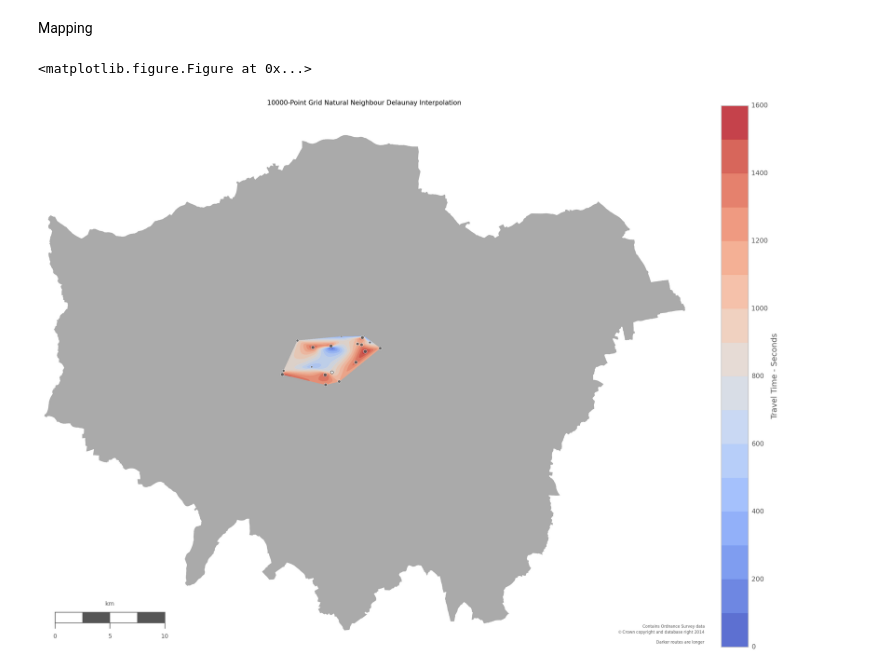
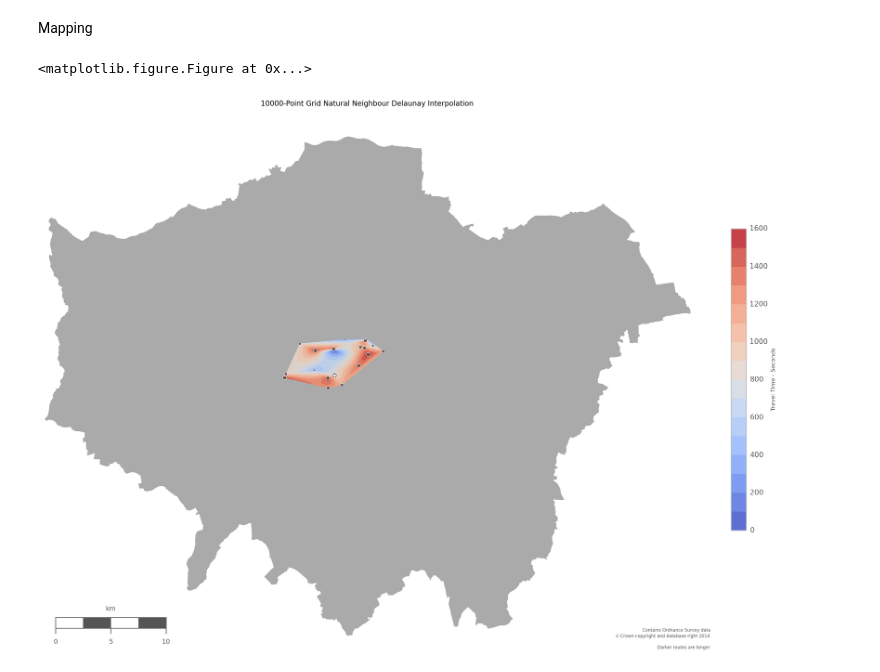
Before and after one commit to urschrei/Geopython, a Jupyter notebook: isochrone.ipynb, the cells around one changed output. Drawn from its saved outputs; the diff is of its cells as text; code cells hidden in the pictures.

```diff
--- a/isochrone.ipynb
+++ b/isochrone.ipynb
@@ -308,33 +308,33 @@ m.scatter(
     color='w', zorder=5)
 
 # add colour bar, title, and scale
-cbar = plt.colorbar(conf, fraction=.057, pad=0.05)
-cbar.set_label("Travel Time - Seconds")
+cbar = plt.colorbar(conf, shrink=.5)
+cbar.set_label("Travel Time - Seconds", size=8)
 
 # We need to reproduce the OS Data copyright licence
 smallprint = ax.text(
     1.03, 0,
     'Contains Ordnance Survey data\n$\copyright$ Crown copyright and database right 2014\n\nDarker routes are longer',
     ha='right', va='bottom',
     size=6,
     color='#555555',
     transform=ax.transAxes,
 )
 
 plt.title(
     "%s-Point Grid Natural Neighbour Delaunay Interpolation" % numcols, fontsize=10)
 m.drawmapscale(
     coords[0] + 0.08, coords[1] + 0.015,
     coords[0], coords[1],
     10.,
     barstyle='fancy', labelstyle='simple',
     fillcolor1='w', fillcolor2='#555555',
     fontcolor='#555555',
     zorder=5)
 
 plt.tight_layout()
 plt.savefig("data/isochrone.png", format="png", bbox_inches='tight', transparent=True, dpi=300)
 plt.show()
 # %% [output]
 <matplotlib.figure.Figure at 0x...>
-[figure, old version]
+[figure, new version]
```
Also changed, not shown: 2 other files.
